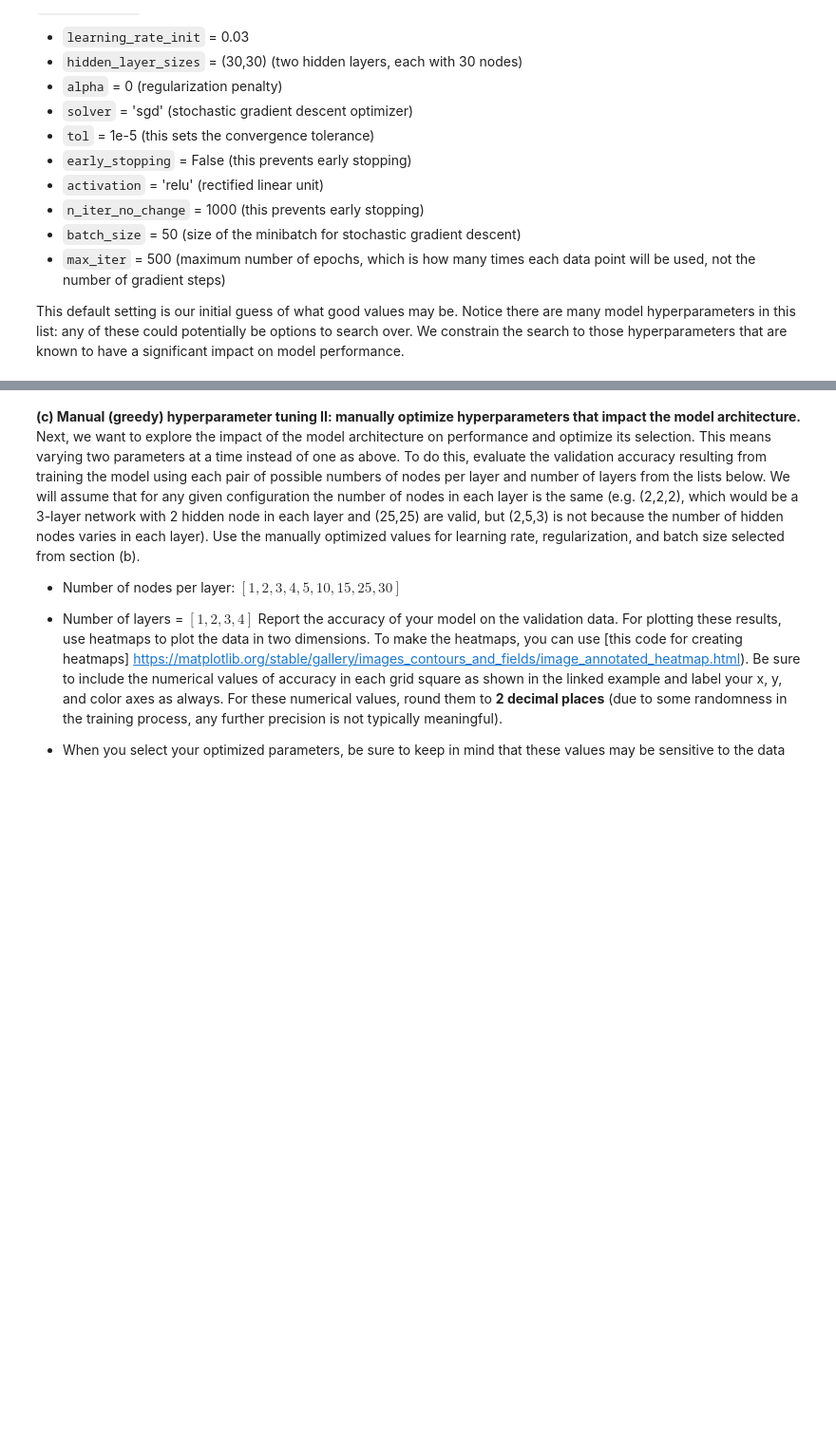
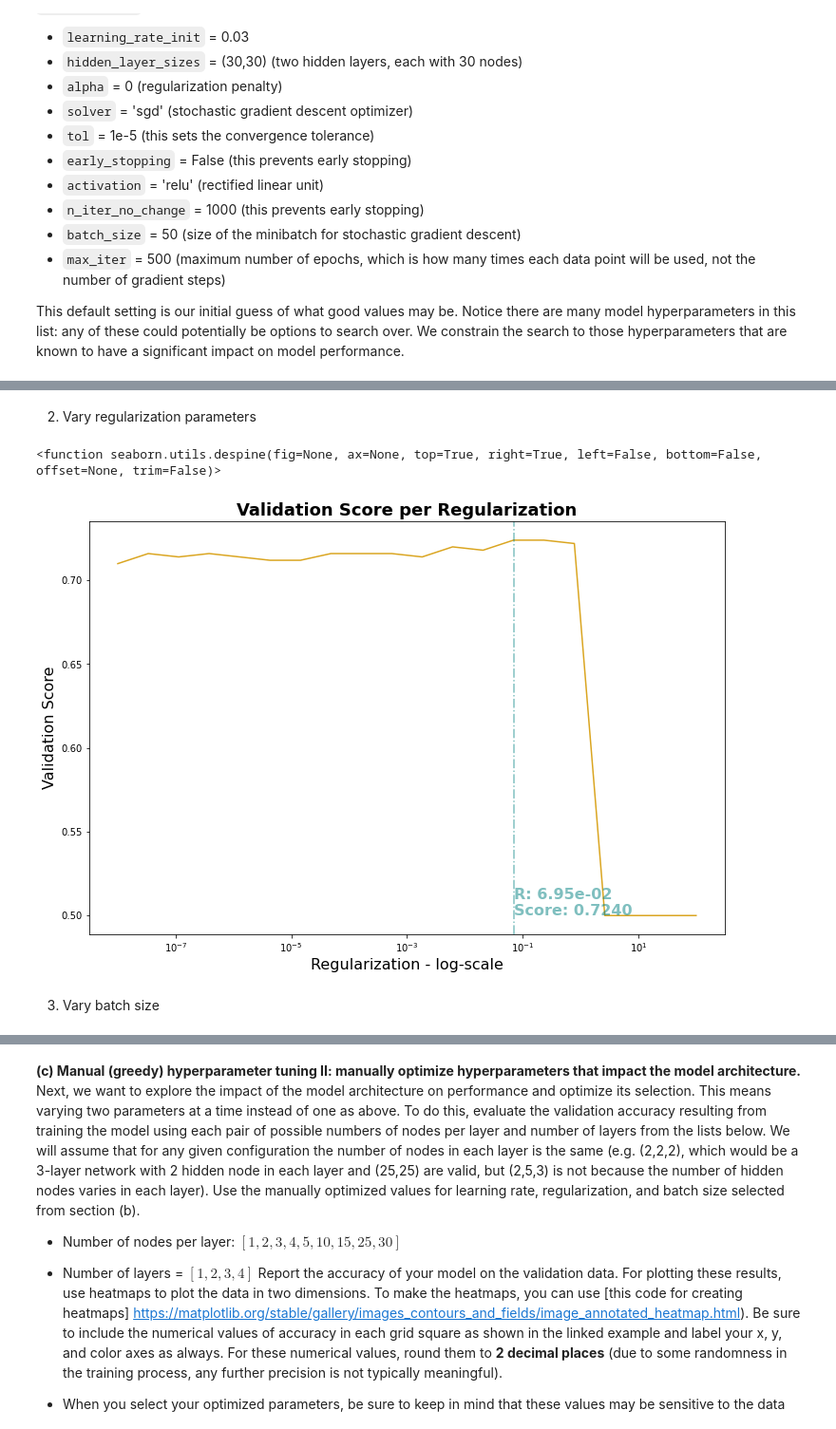
Before and after one commit to FR-Schwartz/ids705, a Jupyter notebook: assignments/Assignment_4.ipynb, the cells around one changed output, grey strips where cells are left out. Shown: that part at 95% size. Saved outputs shown, nothing was run; the diff lists cells and outputs as text; code cells hidden in the pictures; blank space fills up the shorter version.

```diff
--- a/assignments/Assignment_4.ipynb
+++ b/assignments/Assignment_4.ipynb
@@ -201,0 +528,2 @@ For each of these cases:
+# %% [markdown]
+2. Vary regularization parameters
@@ -201,0 +554,32 @@ For each of these cases:
+# %%
+# Plot the validation scores by regularization rates
+regularization_scores = [model["model"].score(X_val, y_val)for model in regularization_model_b]
+
+# Plot the line for validation score per regularization
+fig, ax = plt.subplots(figsize = (12, 8))
+sns.lineplot(x = regularization_b, y = regularization_scores, color = "goldenrod", ax = ax)
+ax.set_xlabel("Regularization - log-scale", fontsize = 16)
+ax.set_ylabel("Validation Score", fontsize = 16)
+ax.set_title("Validation Score per Regularization", fontsize = 18, fontweight = "bold")
+ax.set_xscale("log")
+
+# add line that indicates optimal rates
+optimal_regularization = regularization_model_b[np.argsort(regularization_scores)[-2]]["param"]
+
+ax.axvline(optimal_regularization, color="teal", linestyle = "-.", alpha = 0.5)
+ax.text(
+    optimal_regularization + 10e-9,
+    0.5,
+    s = f"R: {optimal_regularization:.2e}\n"
+    f"Score: {regularization_scores[list(regularization_b).index(optimal_regularization)]:.4f}",
+    color = "teal",
+    fontsize = 16,
+    fontweight="bold",
+    alpha = 0.5,
+)
+sns.despine
+# %% [output]
+<function seaborn.utils.despine(fig=None, ax=None, top=True, right=True, left=False, bottom=False, offset=None, trim=False)>
+[figure, added]
+# %% [markdown]
+3. Vary batch size
```
Also changed, not shown: parts of 47 cells of this notebook, 1 other file.
